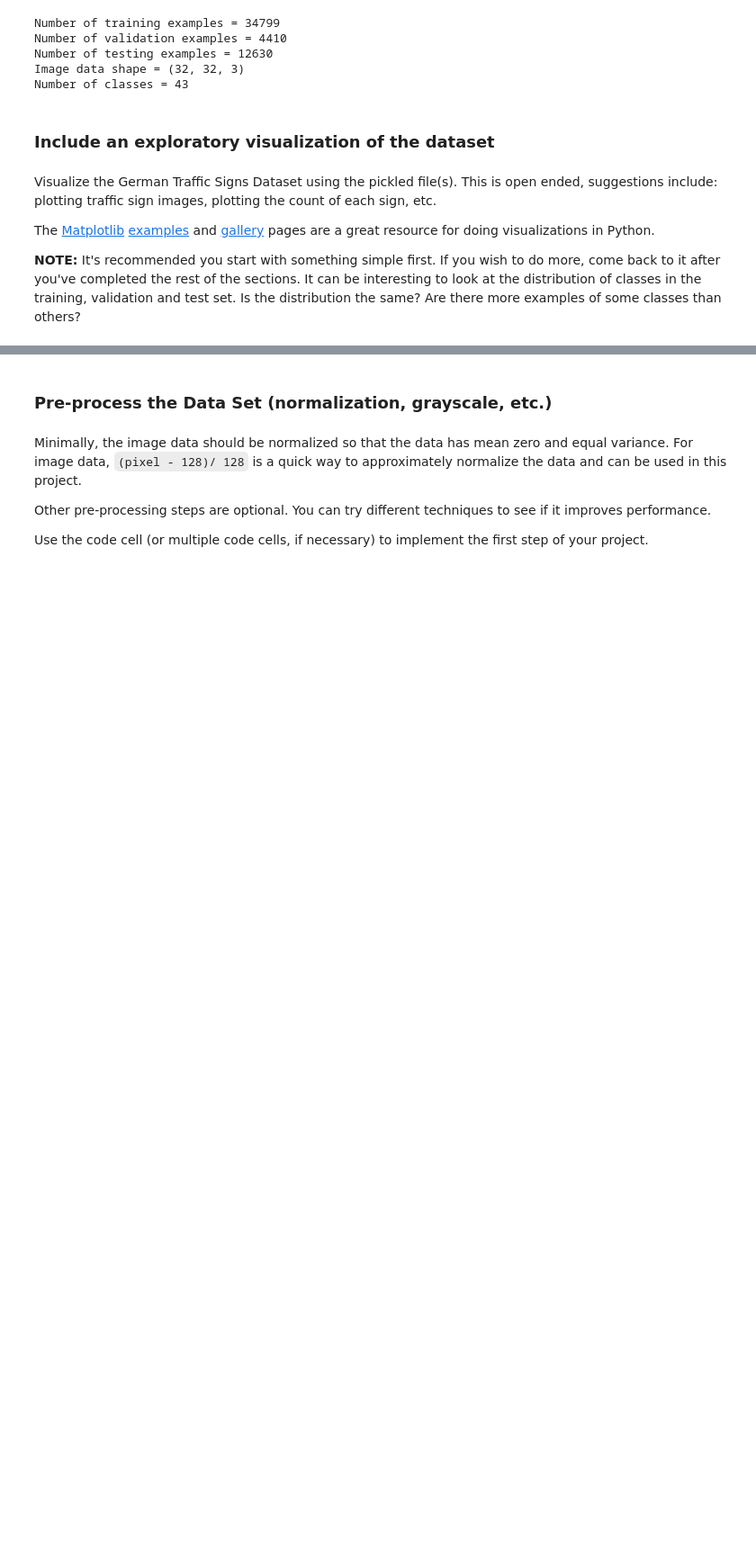
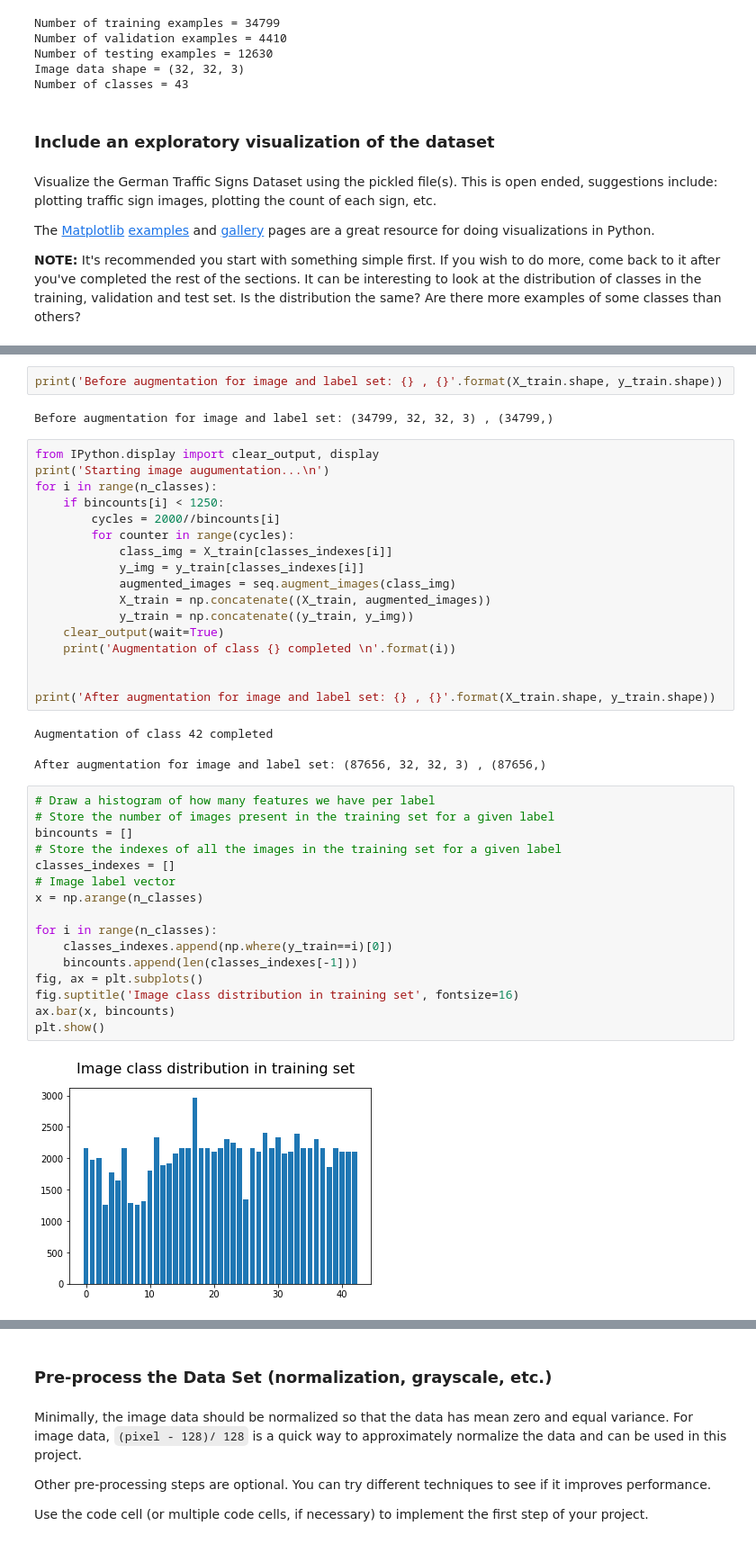
Before and after one commit to juandarr/German-traffic-sign-classifier, a Jupyter notebook: Traffic_Sign_Classifier.ipynb, the cells around one changed output, grey strips where cells are left out. Shown at 90% size. Saved outputs shown, nothing was run; the diff lists cells and outputs as text; blank space fills up the shorter version.

```diff
--- a/Traffic_Sign_Classifier.ipynb
+++ b/Traffic_Sign_Classifier.ipynb
@@ -135,0 +216,43 @@ Here is an example of a [published baseline model on this problem](http://yann.l
+# %%
+print('Before augmentation for image and label set: {} , {}'.format(X_train.shape, y_train.shape))
+# %% [output]
+Before augmentation for image and label set: (34799, 32, 32, 3) , (34799,)
+# %%
+from IPython.display import clear_output, display
+print('Starting image augumentation...\n')
+for i in range(n_classes):
+    if bincounts[i] < 1250:
+        cycles = 2000//bincounts[i]
+        for counter in range(cycles):
+            class_img = X_train[classes_indexes[i]]
+            y_img = y_train[classes_indexes[i]]
+            augmented_images = seq.augment_images(class_img)
+            X_train = np.concatenate((X_train, augmented_images))
+            y_train = np.concatenate((y_train, y_img))
+    clear_output(wait=True)
+    print('Augmentation of class {} completed \n'.format(i))
+
+
+print('After augmentation for image and label set: {} , {}'.format(X_train.shape, y_train.shape))
+# %% [output]
+Augmentation of class 42 completed
+
+After augmentation for image and label set: (87656, 32, 32, 3) , (87656,)
+# %%
+# Draw a histogram of how many features we have per label
+# Store the number of images present in the training set for a given label
+bincounts = []
+# Store the indexes of all the images in the training set for a given label
+classes_indexes = []
+# Image label vector
+x = np.arange(n_classes)
+
+for i in range(n_classes):
+    classes_indexes.append(np.where(y_train==i)[0])
+    bincounts.append(len(classes_indexes[-1]))
+fig, ax = plt.subplots()
+fig.suptitle('Image class distribution in training set', fontsize=16)
+ax.bar(x, bincounts)
+plt.show()
+# %% [output]
+[figure, added]
```
Also changed, not shown: parts of 34 cells of this notebook, 7 other files.
